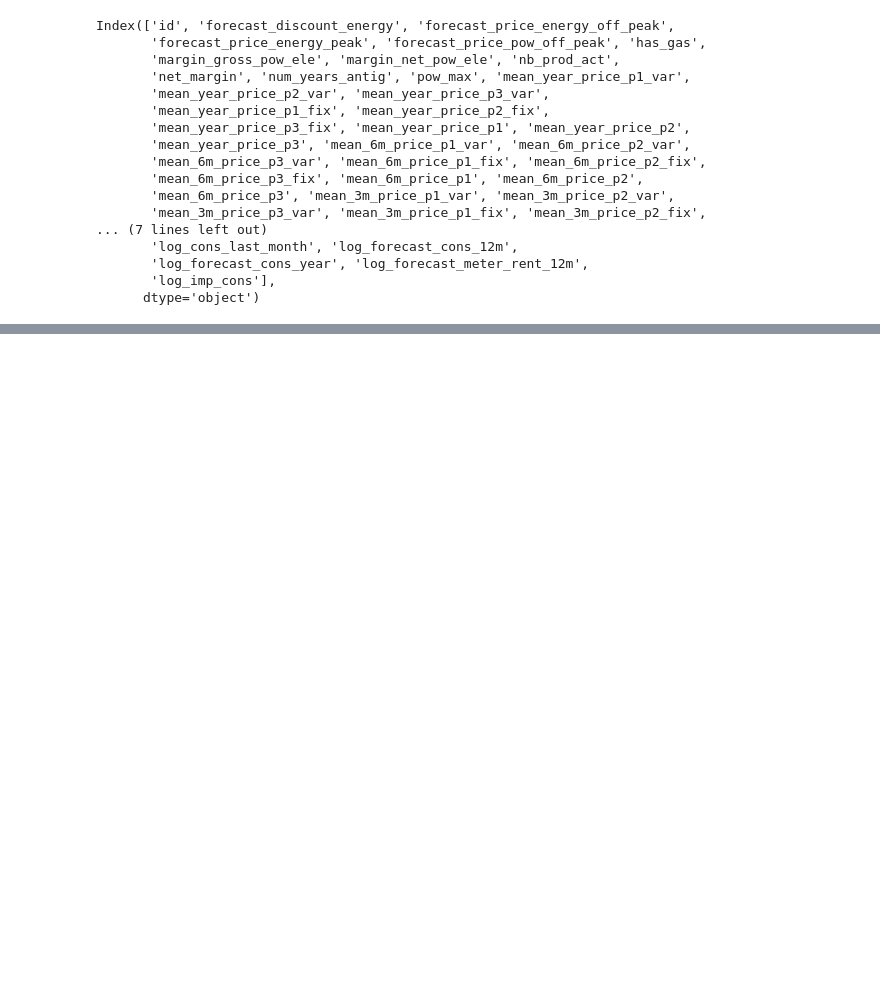
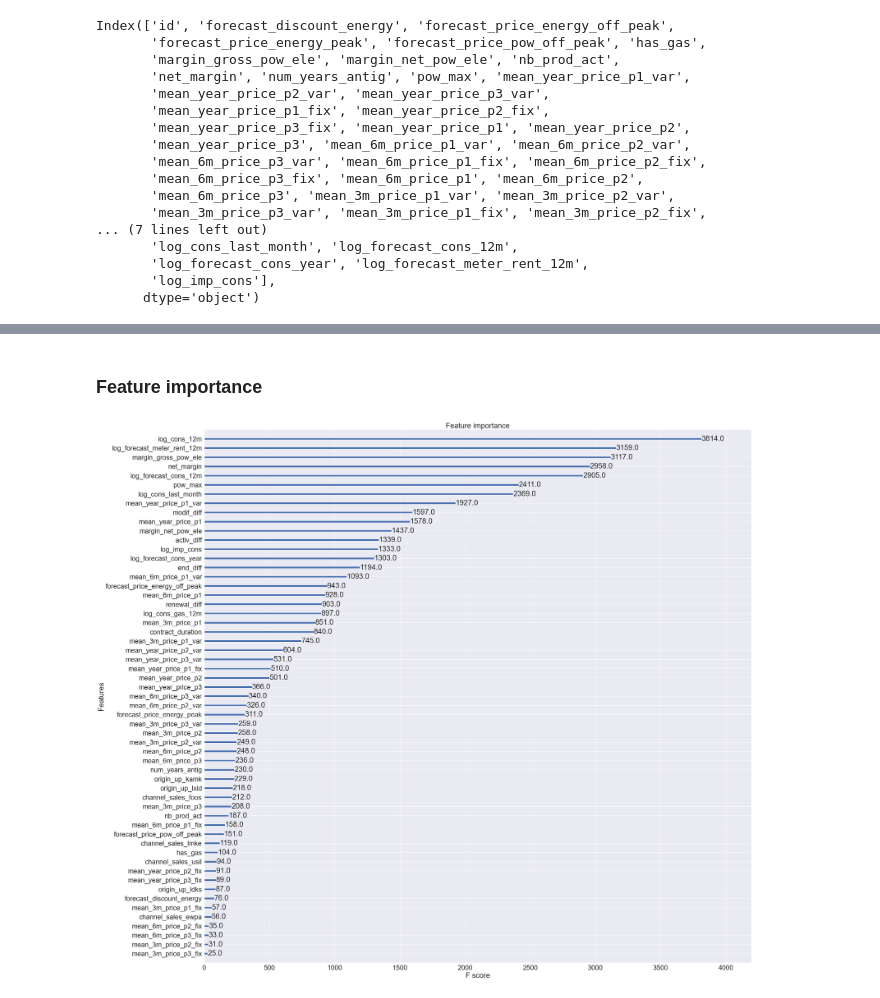
Before and after one commit to zliu15471/BCG, a Jupyter notebook: notebooks/Task 3.ipynb, the cells around one changed output, grey strips where cells are left out. Drawn from its saved outputs; the diff is of its cells as text; code cells hidden in the pictures; blank space fills up the shorter version.

```diff
--- a/notebooks/Task 3.ipynb
+++ b/notebooks/Task 3.ipynb
@@ -356,0 +699,8 @@ Index(['id', 'forecast_discount_energy', 'forecast_price_energy_off_peak',
+# %% [markdown]
+### Feature importance
+# %%
+fig,ax=plt.subplots()
+fig.set_size_inches(40, 40)
+xgb.plot_importance(model_grid,ax=ax);
+# %% [output]
+[figure, added]
```
Also changed, not shown: parts of 22 cells of this notebook, 2 other files.
